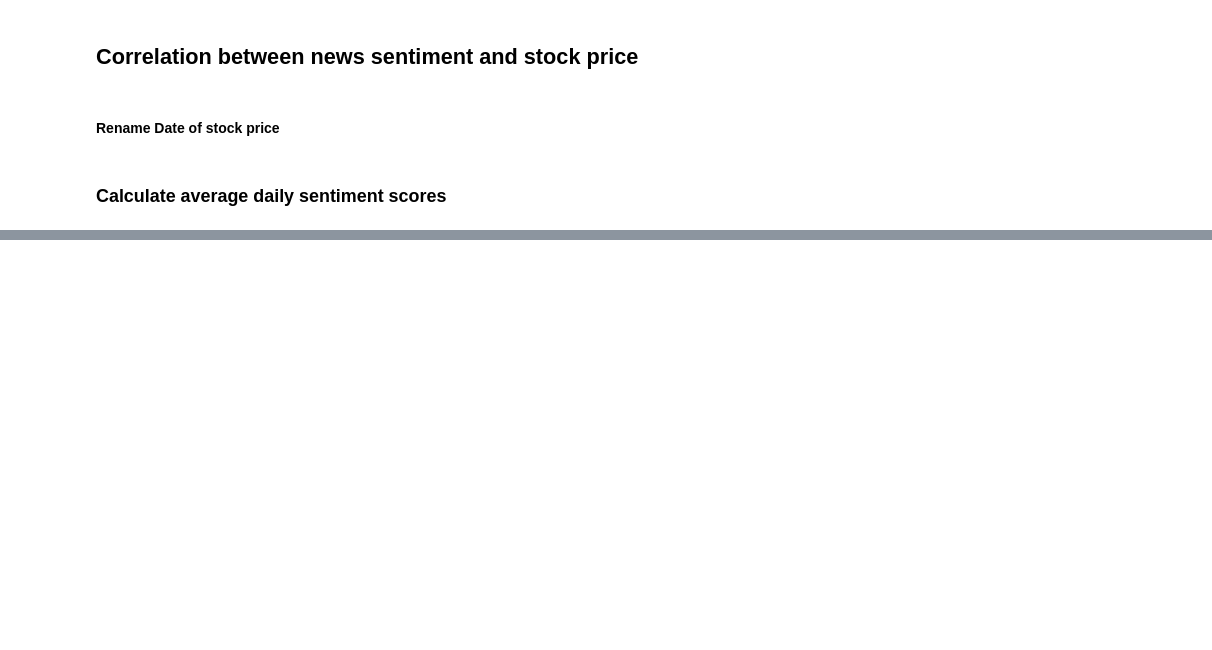
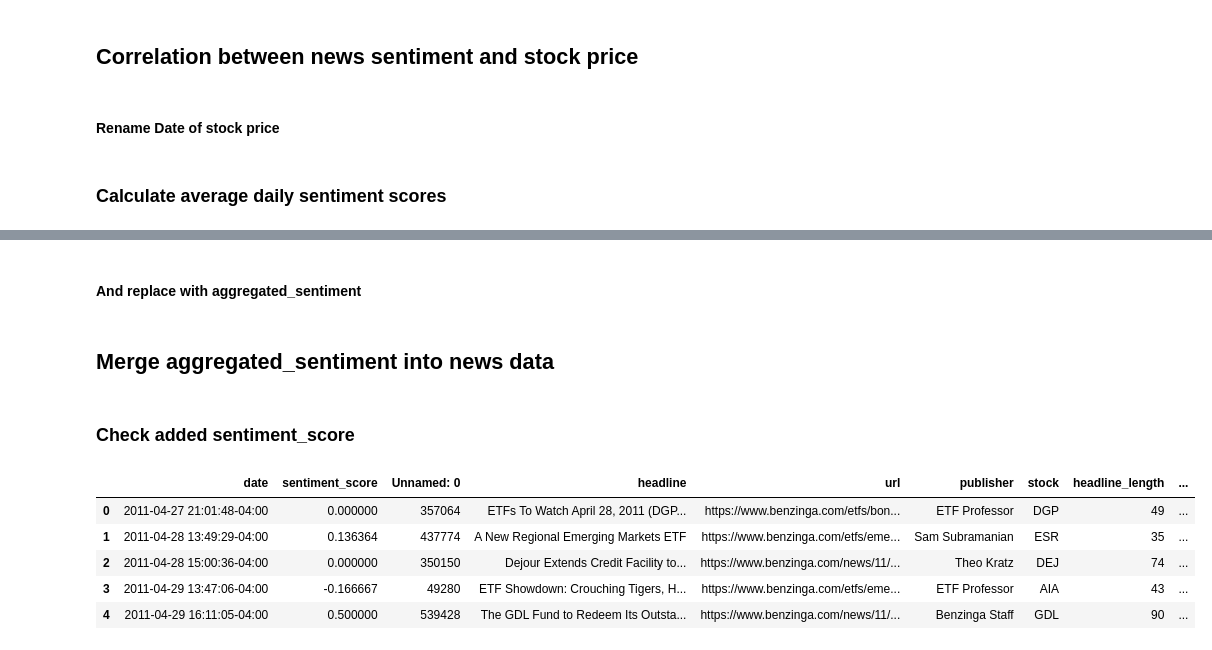
Before and after one commit to Ofgeha-Gelana/SentimentStockPredictor, a Jupyter notebook: notebooks/quantitative analyses.ipynb, the cells around one changed output, grey strips where cells are left out. Saved outputs shown, nothing was run; the diff lists cells and outputs as text; code cells hidden in the pictures; blank space fills up the shorter version.

```diff
--- a/notebooks/quantitative analyses.ipynb
+++ b/notebooks/quantitative analyses.ipynb
@@ -345,0 +344,5 @@ x
+# %%
+news_data = pd.read_csv("../data/processed/news_data.csv")
+
+aggregated_sentiment = news_data.groupby('date')['sentiment_score'].mean()
+aggregated_sentiment = pd.DataFrame(aggregated_sentiment)
@@ -345,0 +351,19 @@ x
+# %% [markdown]
+#### And replace with aggregated_sentiment
+# %%
+news_data = news_data.drop('sentiment_score', axis=1)
+# %% [markdown]
+## Merge aggregated_sentiment into news data
+# %%
+news_data_and_aggregate_sentiment = pd.merge(aggregated_sentiment, news_data,how='inner', on='date')
+# %% [markdown]
+### Check added sentiment_score
+# %%
+news_data_and_aggregate_sentiment.head()
+# %% [output]
+|  | date | sentiment_score | Unnamed: 0 | headline | url | publisher | stock | headline_length | ... |
+| 0 | 2011-04-27 21:01:48-04:00 | 0.000000 | 357064 | ETFs To Watch April 28, 2011 (DGP... | https://www.benzinga.com/etfs/bon... | ETF Professor | DGP | 49 | ... |
+| 1 | 2011-04-28 13:49:29-04:00 | 0.136364 | 437774 | A New Regional Emerging Markets ETF | https://www.benzinga.com/etfs/eme... | Sam Subramanian | ESR | 35 | ... |
+| 2 | 2011-04-28 15:00:36-04:00 | 0.000000 | 350150 | Dejour Extends Credit Facility to... | https://www.benzinga.com/news/11/... | Theo Kratz | DEJ | 74 | ... |
+| 3 | 2011-04-29 13:47:06-04:00 | -0.166667 | 49280 | ETF Showdown: Crouching Tigers, H... | https://www.benzinga.com/etfs/eme... | ETF Professor | AIA | 43 | ... |
+| 4 | 2011-04-29 16:11:05-04:00 | 0.500000 | 539428 | The GDL Fund to Redeem Its Outsta... | https://www.benzinga.com/news/11/... | Benzinga Staff | GDL | 90 | ... |
```
Also changed, not shown: parts of 9 cells of this notebook, 1 other file.
